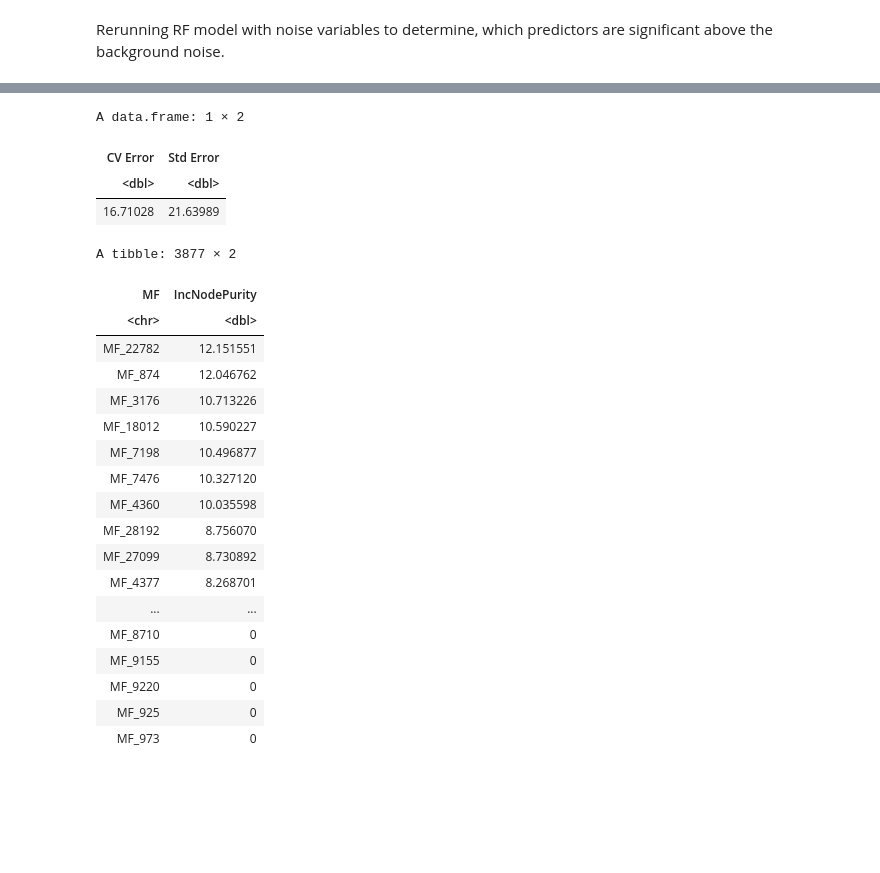
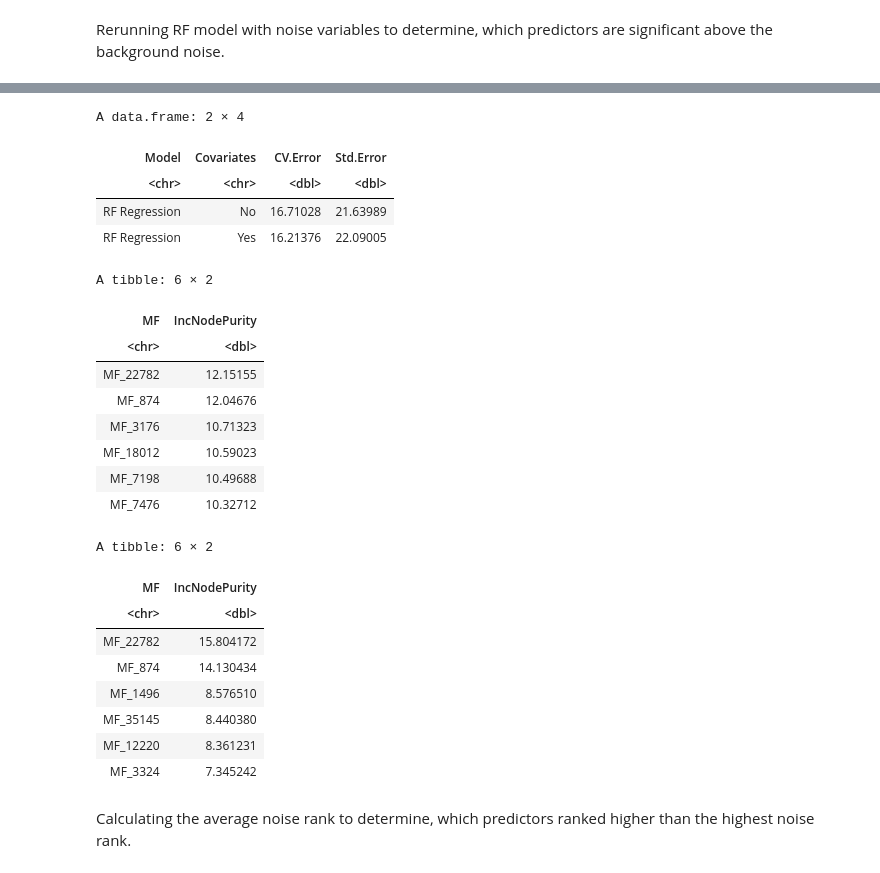
Before and after one commit to UNC-CEMALB/P1002_Ecig-Metabolomics-NELF, a Jupyter notebook: 6. GMCSF Prediction/GMCSF Prediction.ipynb, the cells around one changed output, grey strips where cells are left out. Drawn from its saved outputs; the diff is of its cells as text; code cells hidden in the pictures; blank space fills up the shorter version.

```diff
--- a/6. GMCSF Prediction/GMCSF Prediction.ipynb
+++ b/6. GMCSF Prediction/GMCSF Prediction.ipynb
@@ -61,10 +80,16 @@ A tibble: 6 × 30
 # %%
-#combining into 1 df
+# creating 2 dataframes: with and w/o sex as a covariate
 cytokine_df = cytokine_df %>%
     select(c("Smoking_Status", "GMCSF"))
 
 mf_cytokine_df = full_join(molecular_feature_df, cytokine_df) %>%
     select(-Smoking_Status)
+
+mf_cytokine_df_covariates = full_join(molecular_feature_df, cytokine_df) %>%
+    full_join(demographics_data) %>%
+    select(-Smoking_Status)
+
 head(mf_cytokine_df)
+head(mf_cytokine_df_covariates)
 # %% [output]
 Joining, by = "Smoking_Status"
@@ -150,3 +186,4 @@ rf_regression = function(dataset, outcome, pred_outcome){
 
 # calling fn
 rf_values = rf_regression(mf_cytokine_df, "GMCSF", "pred_GMCSF")
+rf_values_covariates = rf_regression(mf_cytokine_df_covariates, "GMCSF", "pred_GMCSF")
@@ -187,6 +224,7 @@ write.csv(rf_values[[2]], paste0(Output,"/", cur_date, "_GMCSF_prediction_errors
 Rerunning RF model with noise variables to determine, which predictors are significant above the background noise.
 # %%
 train_vars_noise = rf_values[[1]]
+train_vars_noise_covariates = rf_values_covariates[[1]]
 
 noise_df = function(train_vars_noise){
     set.seed(7)
@@ -203,6 +241,7 @@ noise_df = function(train_vars_noise){
 
 # calling fn
 noise_training_rf_dataset = noise_df(train_vars_noise)
+noise_training_rf_dataset_covariates = noise_df(train_vars_noise_covariates)
 head(noise_training_rf_dataset)
 # %% [output]
 A tibble: 6 × 3878
@@ -217,33 +256,37 @@ A tibble: 6 × 3878
 # %%
 # calling rf fn
 noise_rf_values = rf_regression(noise_training_rf_dataset, "GMCSF", "pred_GMCSF")
+noise_rf_values_covariates = rf_regression(noise_training_rf_dataset_covariates, "GMCSF", "pred_GMCSF")
 # %%
 # viewing MSE results
-noise_rf_values[[2]]
+noise_rf_model_errors = data.frame(Model = c(rep(c("RF Regression"), times = 2)), Covariates = c("No", "Yes"),
+                             rbind(noise_rf_values[[2]], noise_rf_values_covariates[[2]]))
+noise_rf_model_errors
 
-# viewing variable importance values
+# viewing most significant features
 head(noise_rf_values[[3]])
+head(noise_rf_values_covariates[[3]])
 # %% [output]
-A data.frame: 1 × 2
+A data.frame: 2 × 4
-| CV Error | Std Error |
-| <dbl> | <dbl> |
-| 16.71028 | 21.63989 |
+| Model | Covariates | CV.Error | Std.Error |
+| <chr> | <chr> | <dbl> | <dbl> |
+| RF Regression | No | 16.71028 | 21.63989 |
+| RF Regression | Yes | 16.21376 | 22.09005 |
-A tibble: 3877 × 2
+A tibble: 6 × 2
 | MF | IncNodePurity |
 | <chr> | <dbl> |
-| MF_22782 | 12.151551 |
-| MF_874 | 12.046762 |
-| MF_3176 | 10.713226 |
-| MF_18012 | 10.590227 |
-| MF_7198 | 10.496877 |
-| MF_7476 | 10.327120 |
-| MF_4360 | 10.035598 |
-| MF_28192 | 8.756070 |
-| MF_27099 | 8.730892 |
-| MF_4377 | 8.268701 |
-| ... | ... |
-| MF_8710 | 0 |
-| MF_9155 | 0 |
-| MF_9220 | 0 |
-| MF_925 | 0 |
-| MF_973 | 0 |
+| MF_22782 | 12.15155 |
+| MF_874 | 12.04676 |
+| MF_3176 | 10.71323 |
+| MF_18012 | 10.59023 |
+| MF_7198 | 10.49688 |
+| MF_7476 | 10.32712 |
+A tibble: 6 × 2
+| MF | IncNodePurity |
+| <chr> | <dbl> |
+| MF_22782 | 15.804172 |
+| MF_874 | 14.130434 |
+| MF_1496 | 8.576510 |
+| MF_35145 | 8.440380 |
+| MF_12220 | 8.361231 |
+| MF_3324 | 7.345242 |
@@ -252,0 +293,2 @@ write.csv(noise_rf_values[[3]], paste0(Output,"/", cur_date, "_Significant_MFs_n
+# %% [markdown]
+Calculating the average noise rank to determine, which predictors ranked higher than the highest noise rank.
```
Also changed, not shown: parts of 15 cells of this notebook.
